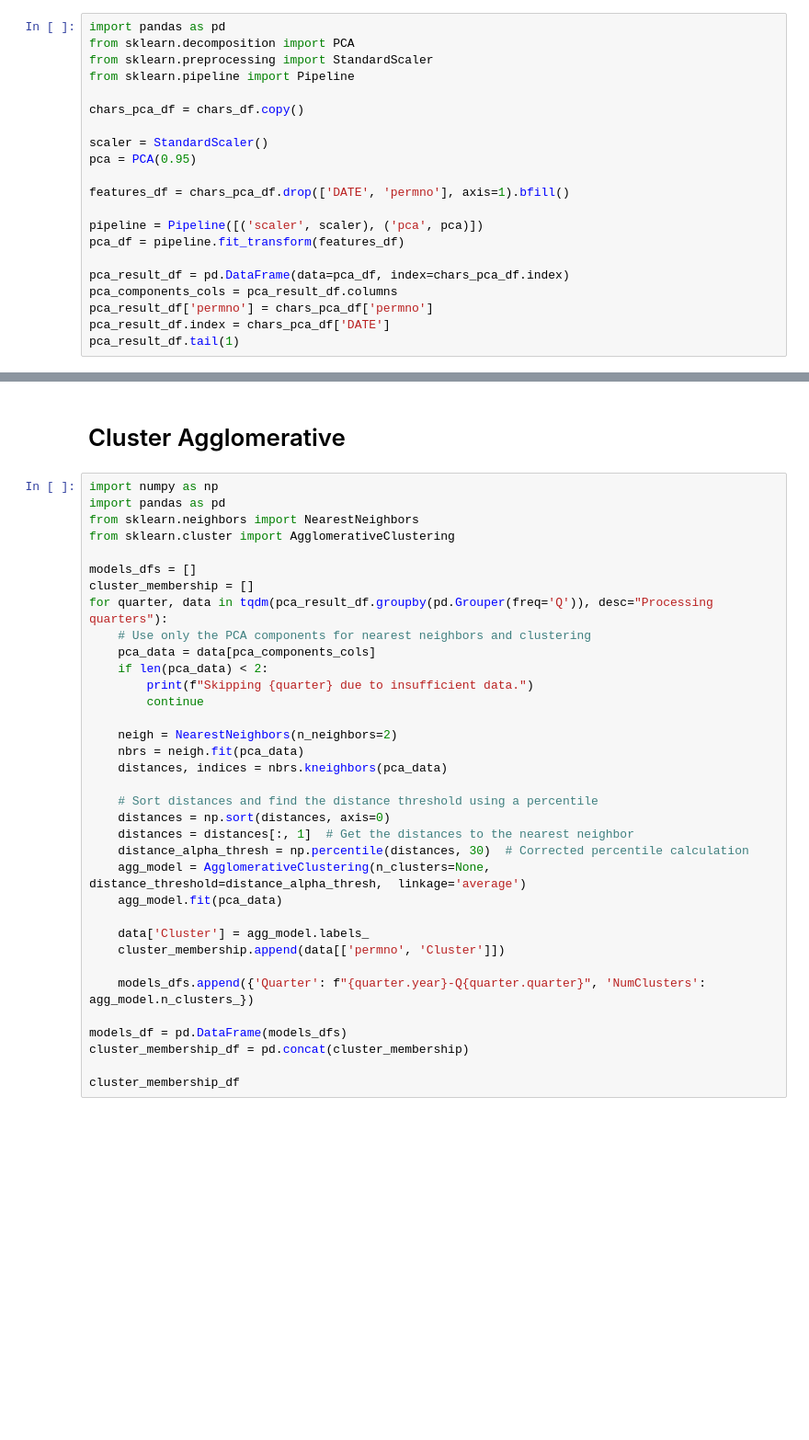
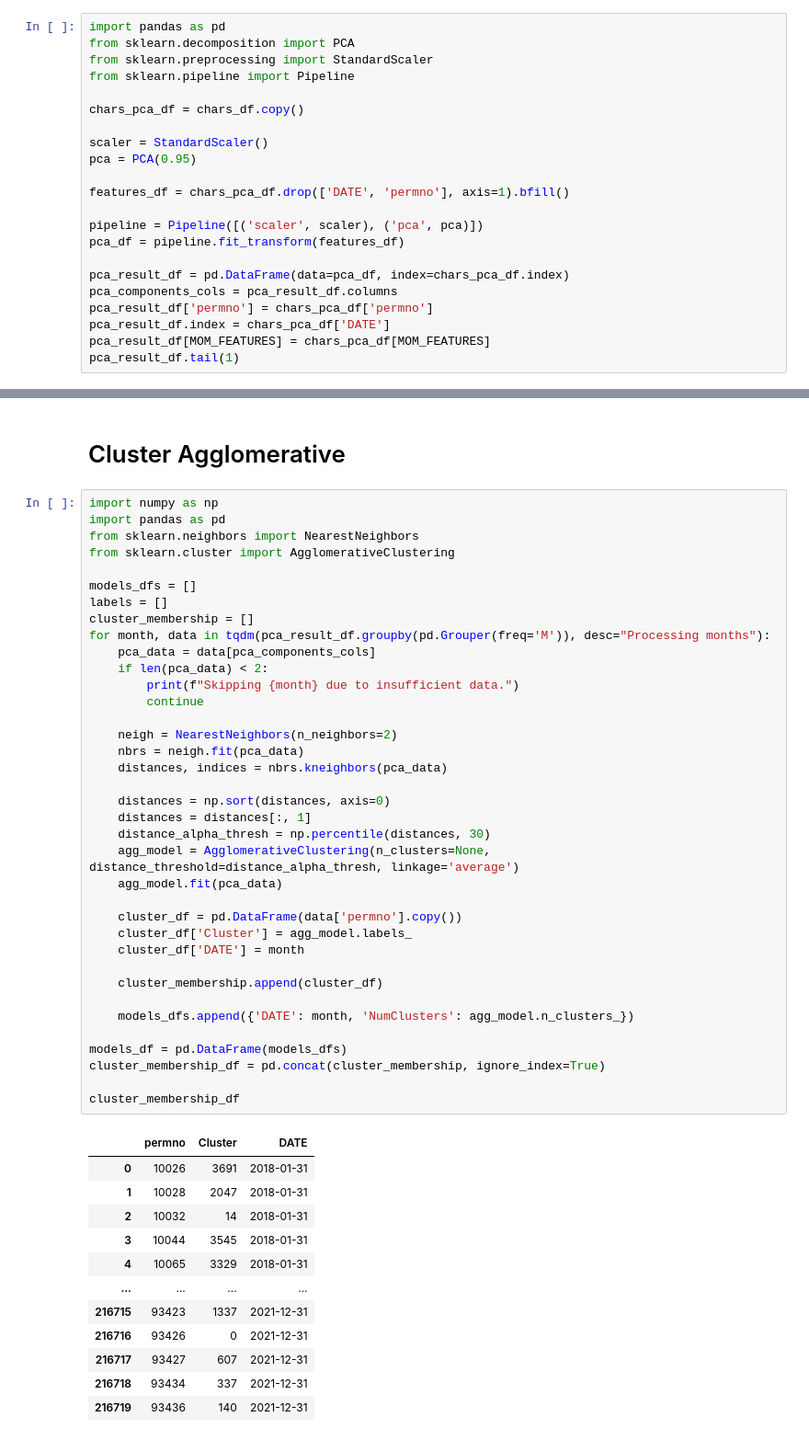
Before and after one commit to adamd1985/pairs_trading_unsupervised_learning, a Jupyter notebook: pairs_unsupervised.ipynb, the cells around one changed output, grey strips where cells are left out. Shown: that part at 92% size. Cells and saved outputs as stored; diff of their text form; blank space fills up the shorter version.

```diff
--- a/pairs_unsupervised.ipynb
+++ b/pairs_unsupervised.ipynb
@@ -156,4 +172,5 @@ pca_result_df = pd.DataFrame(data=pca_df, index=chars_pca_df.index)
 pca_components_cols = pca_result_df.columns
 pca_result_df['permno'] = chars_pca_df['permno']
 pca_result_df.index = chars_pca_df['DATE']
+pca_result_df[MOM_FEATURES] = chars_pca_df[MOM_FEATURES]
 pca_result_df.tail(1)
@@ -162,35 +184,50 @@ pca_result_df.tail(1)
 # %%
 import numpy as np
 import pandas as pd
 from sklearn.neighbors import NearestNeighbors
 from sklearn.cluster import AgglomerativeClustering
 
 models_dfs = []
+labels = []
 cluster_membership = []
-for quarter, data in tqdm(pca_result_df.groupby(pd.Grouper(freq='Q')), desc="Processing quarters"):
-    # Use only the PCA components for nearest neighbors and clustering
+for month, data in tqdm(pca_result_df.groupby(pd.Grouper(freq='M')), desc="Processing months"):
     pca_data = data[pca_components_cols]
     if len(pca_data) < 2:
-        print(f"Skipping {quarter} due to insufficient data.")
+        print(f"Skipping {month} due to insufficient data.")
         continue
 
     neigh = NearestNeighbors(n_neighbors=2)
     nbrs = neigh.fit(pca_data)
     distances, indices = nbrs.kneighbors(pca_data)
 
-    # Sort distances and find the distance threshold using a percentile
     distances = np.sort(distances, axis=0)
-    distances = distances[:, 1]  # Get the distances to the nearest neighbor
-    distance_alpha_thresh = np.percentile(distances, 30)  # Corrected percentile calculation
-    agg_model = AgglomerativeClustering(n_clusters=None, distance_threshold=distance_alpha_thresh,  linkage='average')
+    distances = distances[:, 1]
+    distance_alpha_thresh = np.percentile(distances, 30)
+    agg_model = AgglomerativeClustering(n_clusters=None, distance_threshold=distance_alpha_thresh, linkage='average')
     agg_model.fit(pca_data)
 
-    data['Cluster'] = agg_model.labels_
-    cluster_membership.append(data[['permno', 'Cluster']])
+    cluster_df = pd.DataFrame(data['permno'].copy())
+    cluster_df['Cluster'] = agg_model.labels_
+    cluster_df['DATE'] = month
 
-    models_dfs.append({'Quarter': f"{quarter.year}-Q{quarter.quarter}", 'NumClusters': agg_model.n_clusters_})
+    cluster_membership.append(cluster_df)
+
+    models_dfs.append({'DATE': month, 'NumClusters': agg_model.n_clusters_})
 
 models_df = pd.DataFrame(models_dfs)
-cluster_membership_df = pd.concat(cluster_membership)
+cluster_membership_df = pd.concat(cluster_membership, ignore_index=True)
 
 cluster_membership_df
+# %% [output]
+|  | permno | Cluster | DATE |
+| 0 | 10026 | 3691 | 2018-01-31 |
+| 1 | 10028 | 2047 | 2018-01-31 |
+| 2 | 10032 | 14 | 2018-01-31 |
+| 3 | 10044 | 3545 | 2018-01-31 |
+| 4 | 10065 | 3329 | 2018-01-31 |
+| ... | ... | ... | ... |
+| 216715 | 93423 | 1337 | 2021-12-31 |
+| 216716 | 93426 | 0 | 2021-12-31 |
+| 216717 | 93427 | 607 | 2021-12-31 |
+| 216718 | 93434 | 337 | 2021-12-31 |
+| 216719 | 93436 | 140 | 2021-12-31 |
```
Also changed, not shown: parts of 7 cells of this notebook.
